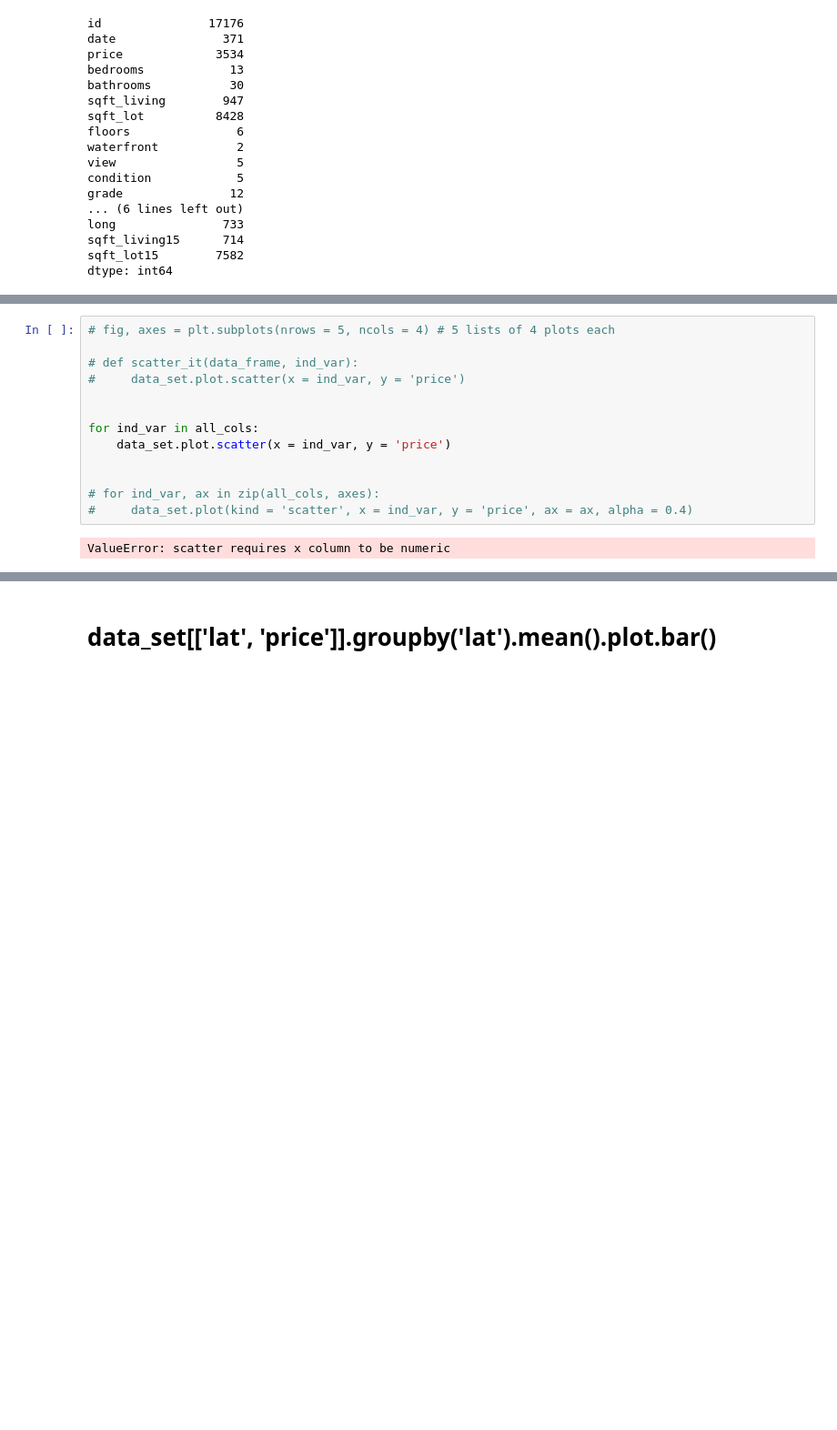
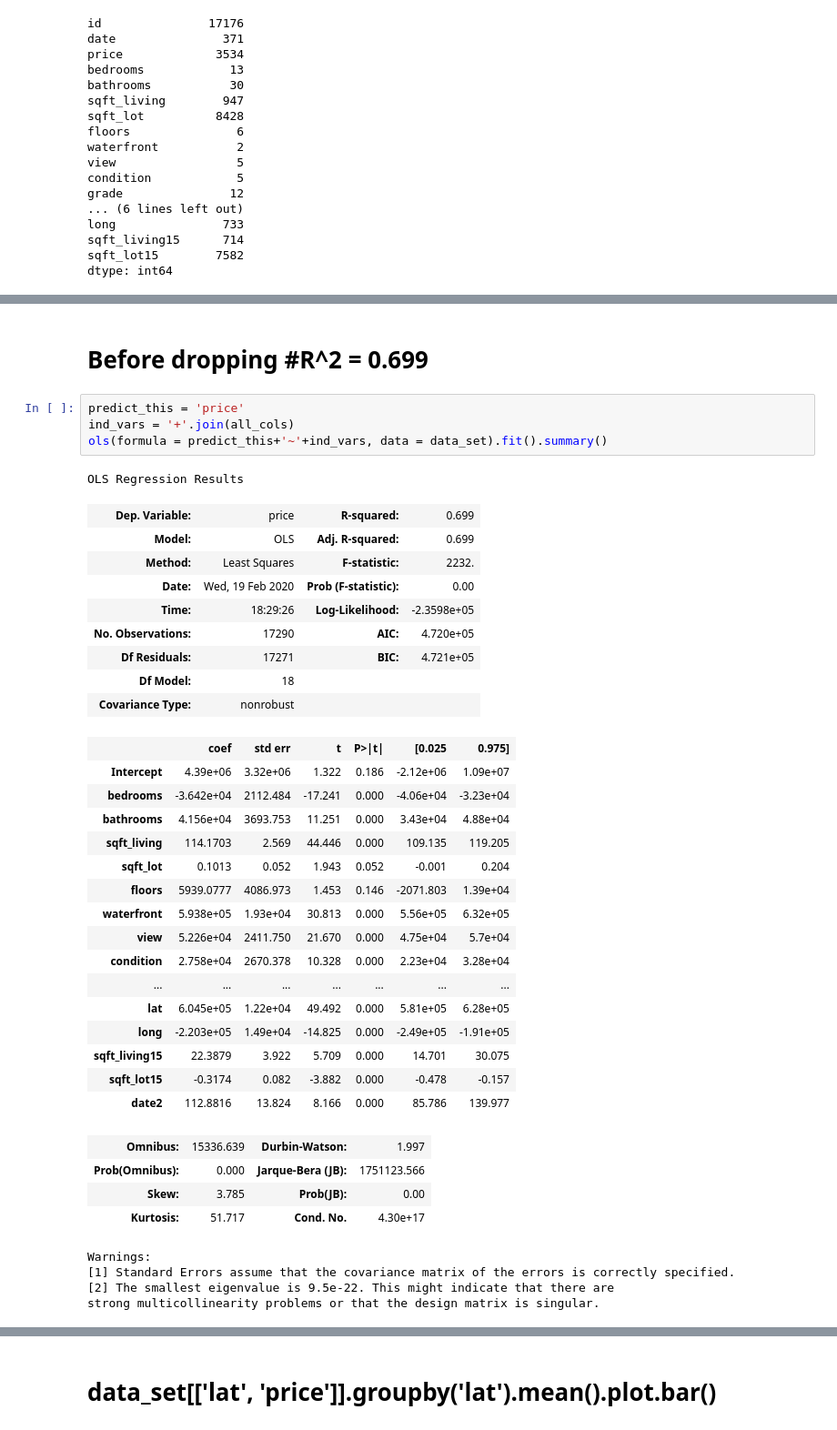
Before and after one commit to GL7526/nyc-mhtn-ds-010620-lectures, a Jupyter notebook: week-6/KC_house_data/KC_Housing_Manipulating.ipynb, the cells around one changed output, grey strips where cells are left out. Shown: that part at 91% size. Drawn from its saved outputs; the diff is of its cells as text; blank space fills up the shorter version.

```diff
--- a/week-6/KC_house_data/KC_Housing_Manipulating.ipynb
+++ b/week-6/KC_house_data/KC_Housing_Manipulating.ipynb
@@ -80,15 +123,41 @@ all_cols, len(all_cols)
-# %%
-# fig, axes = plt.subplots(nrows = 5, ncols = 4) # 5 lists of 4 plots each
-
-# def scatter_it(data_frame, ind_var):
-#     data_set.plot.scatter(x = ind_var, y = 'price')
-
-
-for ind_var in all_cols:
-    data_set.plot.scatter(x = ind_var, y = 'price')
-
-
-# for ind_var, ax in zip(all_cols, axes):
-#     data_set.plot(kind = 'scatter', x = ind_var, y = 'price', ax = ax, alpha = 0.4)
-# %% [output]
-ValueError: scatter requires x column to be numeric
+# %% [markdown]
+# Before dropping #R^2 = 0.699
+# %%
+predict_this = 'price'
+ind_vars = '+'.join(all_cols)
+ols(formula = predict_this+'~'+ind_vars, data = data_set).fit().summary()
+# %% [output]
+OLS Regression Results
+| Dep. Variable: | price | R-squared: | 0.699 |
+| Model: | OLS | Adj. R-squared: | 0.699 |
+| Method: | Least Squares | F-statistic: | 2232. |
+| Date: | Wed, 19 Feb 2020 | Prob (F-statistic): | 0.00 |
+| Time: | 18:29:26 | Log-Likelihood: | -2.3598e+05 |
+| No. Observations: | 17290 | AIC: | 4.720e+05 |
+| Df Residuals: | 17271 | BIC: | 4.721e+05 |
+| Df Model: | 18 |  |  |
+| Covariance Type: | nonrobust |  |  |
+|  | coef | std err | t | P>|t| | [0.025 | 0.975] |
+| Intercept | 4.39e+06 | 3.32e+06 | 1.322 | 0.186 | -2.12e+06 | 1.09e+07 |
+| bedrooms | -3.642e+04 | 2112.484 | -17.241 | 0.000 | -4.06e+04 | -3.23e+04 |
+| bathrooms | 4.156e+04 | 3693.753 | 11.251 | 0.000 | 3.43e+04 | 4.88e+04 |
+| sqft_living | 114.1703 | 2.569 | 44.446 | 0.000 | 109.135 | 119.205 |
+| sqft_lot | 0.1013 | 0.052 | 1.943 | 0.052 | -0.001 | 0.204 |
+| floors | 5939.0777 | 4086.973 | 1.453 | 0.146 | -2071.803 | 1.39e+04 |
+| waterfront | 5.938e+05 | 1.93e+04 | 30.813 | 0.000 | 5.56e+05 | 6.32e+05 |
+| view | 5.226e+04 | 2411.750 | 21.670 | 0.000 | 4.75e+04 | 5.7e+04 |
+| condition | 2.758e+04 | 2670.378 | 10.328 | 0.000 | 2.23e+04 | 3.28e+04 |
+| ... | ... | ... | ... | ... | ... | ... |
+| lat | 6.045e+05 | 1.22e+04 | 49.492 | 0.000 | 5.81e+05 | 6.28e+05 |
+| long | -2.203e+05 | 1.49e+04 | -14.825 | 0.000 | -2.49e+05 | -1.91e+05 |
+| sqft_living15 | 22.3879 | 3.922 | 5.709 | 0.000 | 14.701 | 30.075 |
+| sqft_lot15 | -0.3174 | 0.082 | -3.882 | 0.000 | -0.478 | -0.157 |
+| date2 | 112.8816 | 13.824 | 8.166 | 0.000 | 85.786 | 139.977 |
+| Omnibus: | 15336.639 | Durbin-Watson: | 1.997 |
+| Prob(Omnibus): | 0.000 | Jarque-Bera (JB): | 1751123.566 |
+| Skew: | 3.785 | Prob(JB): | 0.00 |
+| Kurtosis: | 51.717 | Cond. No. | 4.30e+17 |
+Warnings:
+[1] Standard Errors assume that the covariance matrix of the errors is correctly specified.
+[2] The smallest eigenvalue is 9.5e-22. This might indicate that there are
+strong multicollinearity problems or that the design matrix is singular.
```
Also changed, not shown: parts of 32 cells of this notebook.
